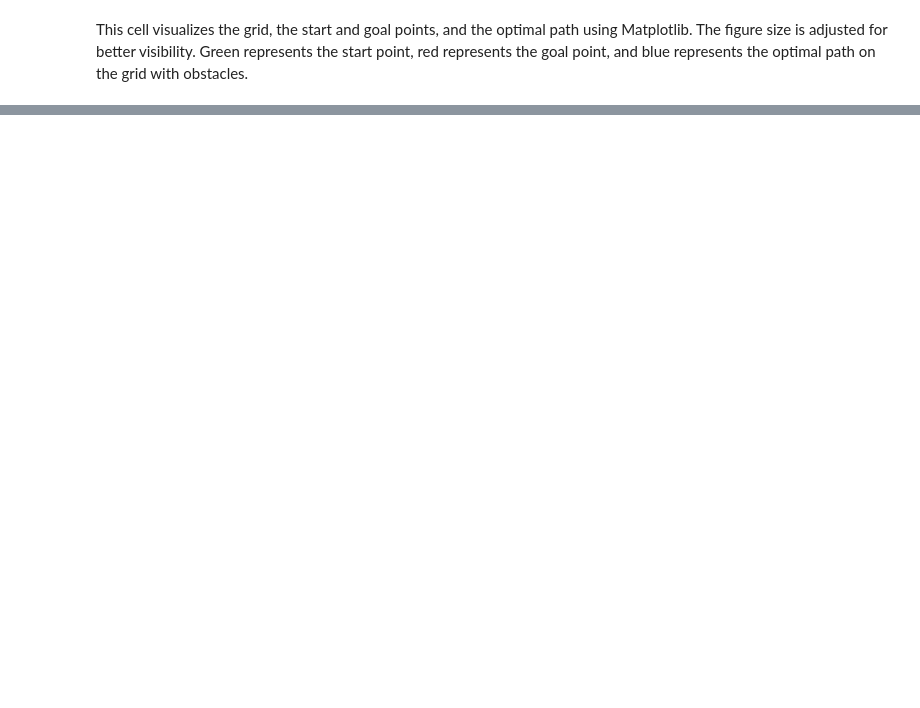
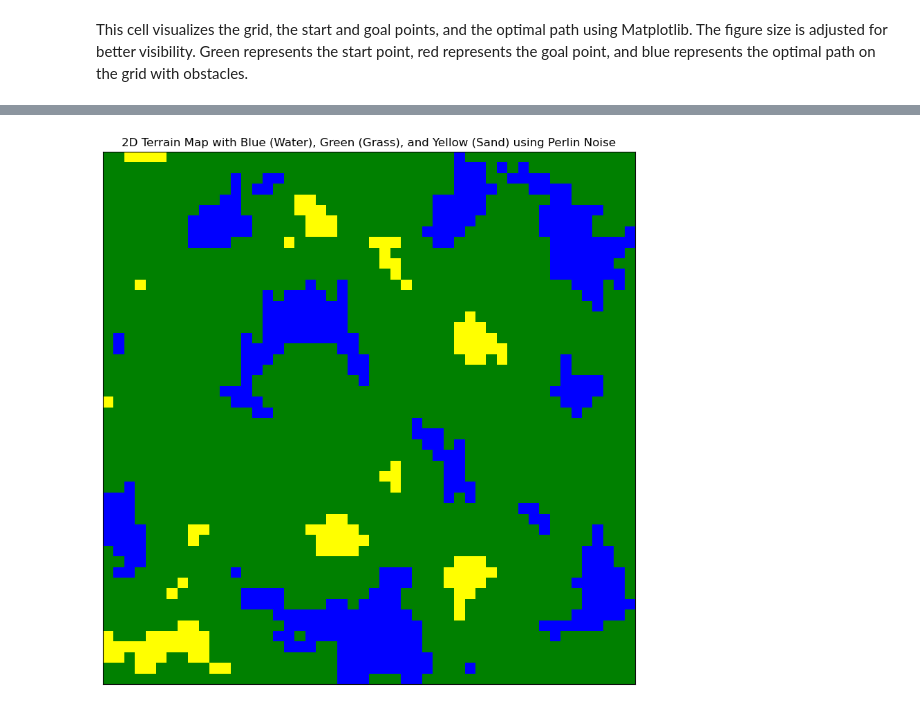
Before and after one commit to Dieuzu/AI-Pathfinding-Techniques, a Jupyter notebook: CW_AAI - Copy - Copy.ipynb, the cells around one changed output, grey strips where cells are left out. Cells and saved outputs as stored; diff of their text form; code cells hidden in the pictures; blank space fills up the shorter version.

Commit message:
perlin

```diff
--- a/CW_AAI - Copy - Copy.ipynb
+++ b/CW_AAI - Copy - Copy.ipynb
@@ -216,0 +281,61 @@ plt.show()
+# %%
+import numpy as np
+import matplotlib.pyplot as plt
+from matplotlib.colors import ListedColormap
+import noise
+import random
+
+# Function to generate 2D Perlin noise
+def generate_perlin_noise(shape, scale=100.0, octaves=6, persistence=0.5, lacunarity=2.0, seed=None):
+    world = np.zeros(shape)
+    for i in range(shape[0]):
+        for j in range(shape[1]):
+            world[i][j] = noise.pnoise2(i/scale,
+                                        j/scale,
+                                        octaves=octaves,
+                                        persistence=persistence,
+                                        lacunarity=lacunarity,
+                                        repeatx=1024,
+                                        repeaty=1024,
+                                        base=seed)
+    return world
+
+# Define the terrain with three colors: blue (water), green (grass), yellow (sand)
+grid_size = (50, 50)  # Increase the grid size
+terrain_density = [0.3, 0.5, 0.2]  # Adjust the density for each color
+
+# Generate a random seed
+seed = random.randint(0, 1000)
+
+# Generate 2D Perlin noise for the terrain with the random seed
+terrain_noise = generate_perlin_noise(grid_size, scale=10.0, octaves=6, persistence=0.5, lacunarity=2.0, seed=seed)
+
+# Normalize the noise values to be between 0 and 1
+terrain_noise = (terrain_noise - np.min(terrain_noise)) / (np.max(terrain_noise) - np.min(terrain_noise))
+
+# Categorize the terrain based on noise values and density
+terrain = np.zeros(grid_size, dtype=int)
+for i in range(grid_size[0]):
+    for j in range(grid_size[1]):
+        if terrain_noise[i, j] < terrain_density[0]:
+            terrain[i, j] = 0  # Blue (Water)
+        elif terrain_noise[i, j] < terrain_density[0] + terrain_density[1]:
+            terrain[i, j] = 1  # Green (Grass)
+        else:
+            terrain[i, j] = 2  # Yellow (Sand)
+
+# Define custom colormap for blue, green, and yellow
+colors = ['blue', 'green', 'yellow']
+custom_cmap = ListedColormap(colors)
+
+# Visualize the terrain with custom colormap
+plt.figure(figsize=(10, 10))  # Adjust the figure size
+plt.imshow(terrain, cmap=custom_cmap, origin='upper', interpolation='none', vmin=0, vmax=2)
+
+# Hide only the ticks and tick labels
+plt.tick_params(axis='both', which='both', bottom=False, top=False, left=False, right=False, labelbottom=False, labelleft=False)
+
+plt.title('2D Terrain Map with Blue (Water), Green (Grass), and Yellow (Sand) using Perlin Noise')
+plt.show()
+# %% [output]
+[figure, added]
```
Also changed, not shown: parts of 7 cells of this notebook.
